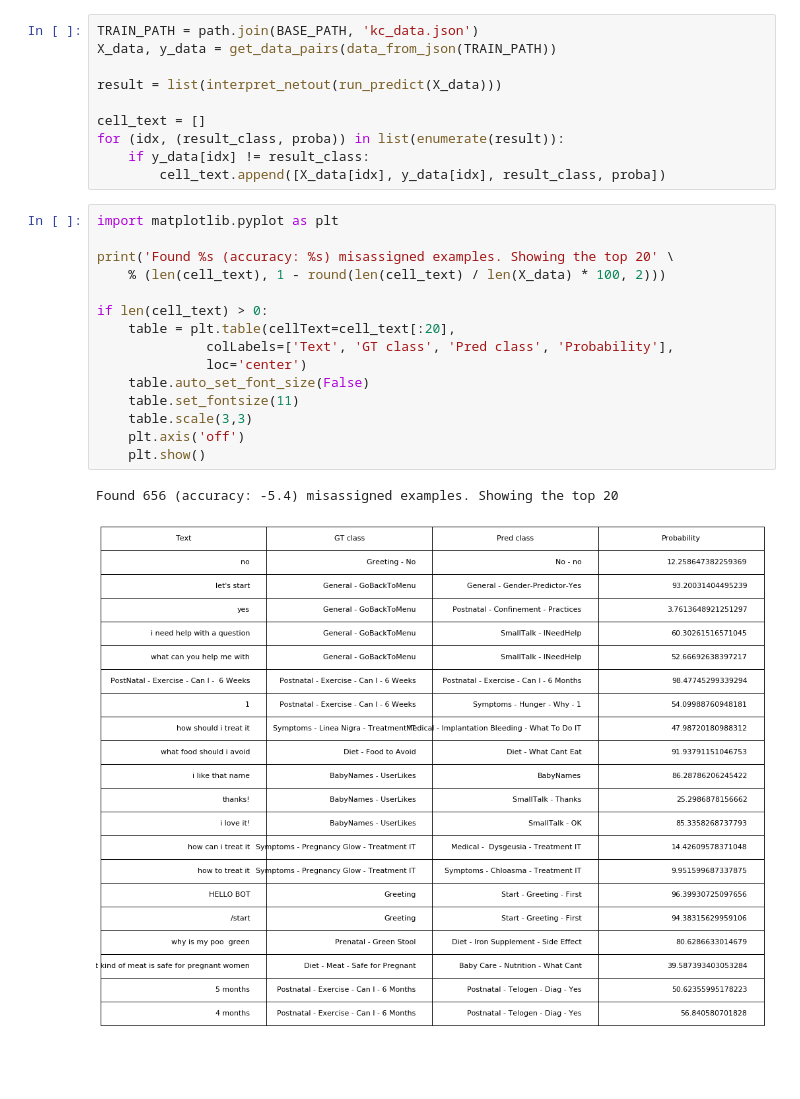
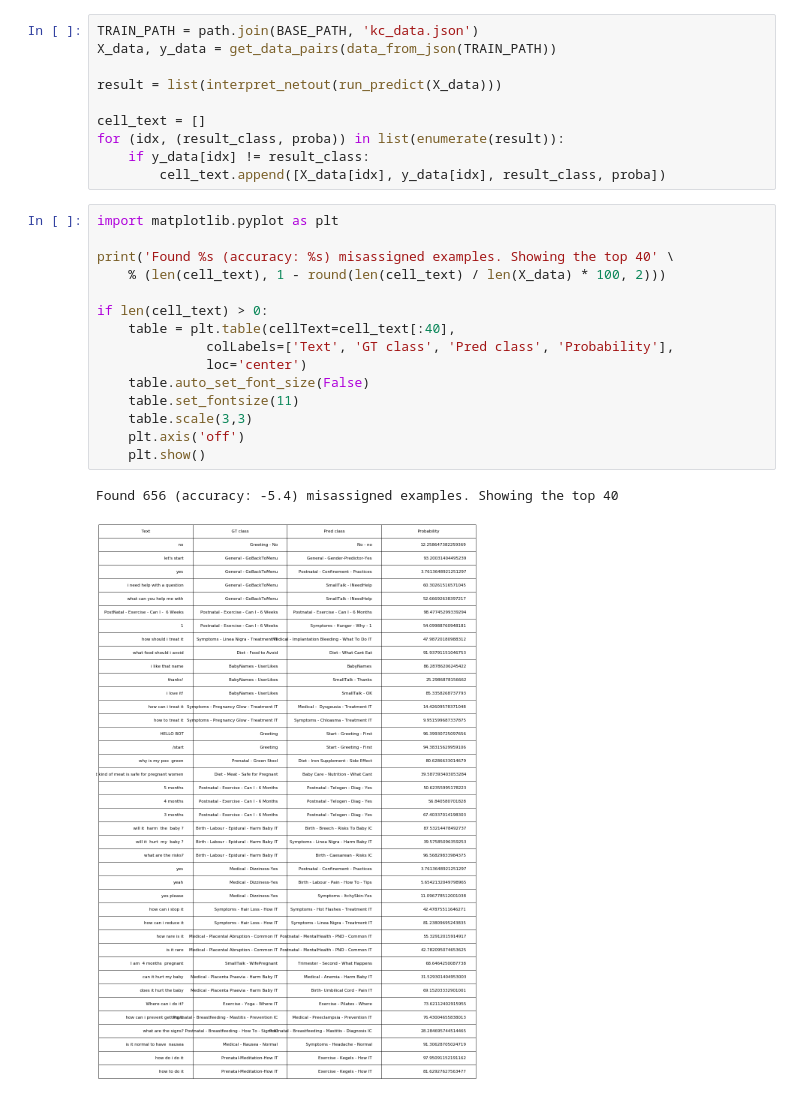
Before and after one commit to luungoc2005/nlp-test, a Jupyter notebook: intents_predict.ipynb, the cells around one changed output. Saved outputs shown, nothing was run; the diff lists cells and outputs as text; blank space fills up the shorter version.

```diff
--- a/intents_predict.ipynb
+++ b/intents_predict.ipynb
@@ -62,18 +50,18 @@ for (idx, (result_class, proba)) in list(enumerate(result)):
 # %%
 import matplotlib.pyplot as plt
 
-print('Found %s (accuracy: %s) misassigned examples. Showing the top 20' \
+print('Found %s (accuracy: %s) misassigned examples. Showing the top 40' \
     % (len(cell_text), 1 - round(len(cell_text) / len(X_data) * 100, 2)))
 
 if len(cell_text) > 0:
-    table = plt.table(cellText=cell_text[:20],
+    table = plt.table(cellText=cell_text[:40],
               colLabels=['Text', 'GT class', 'Pred class', 'Probability'],
               loc='center')
     table.auto_set_font_size(False)
     table.set_fontsize(11)
     table.scale(3,3)
     plt.axis('off')
     plt.show()
 # %% [output]
-Found 656 (accuracy: -5.4) misassigned examples. Showing the top 20
+Found 656 (accuracy: -5.4) misassigned examples. Showing the top 40
-[figure, old version]
+[figure, new version]
```
Also changed, not shown: parts of 3 cells of this notebook, 1 other file.
